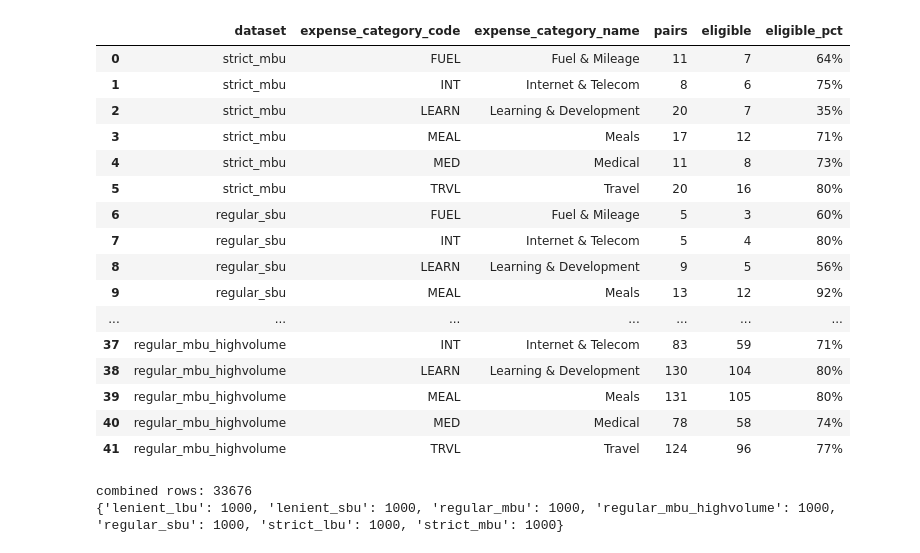
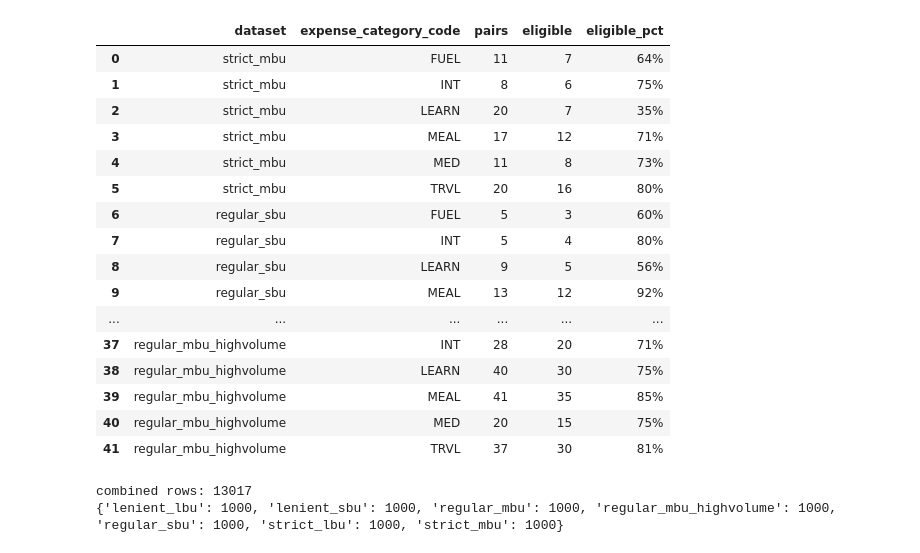
Before and after one commit to srija-greytip/green-light, a Jupyter notebook: Extract.ipynb, the cells around one changed output. Cells and saved outputs as stored; diff of their text form; code cells hidden in the pictures.

```diff
--- a/Extract.ipynb
+++ b/Extract.ipynb
@@ -97,15 +97,12 @@ NUM_COLS = [
 BOOL_COLS = ["auto_approved", "is_duplicate_flagged",
              "allow_beyond_limit", "allow_beyond_frequency"]
 
-ID_COLS = ["item_pk", "report_pk", "employee_id", "bill_currency_id"]
+ID_COLS = ["item_pk", "report_pk", "employee_id", "bill_currency_id",
+           "expense_type_id"]
 
 
 def cast_types(df: pd.DataFrame) -> pd.DataFrame:
     df = df.copy()
-
-    assert (df["employee_id"] == df["employee_id-2"]).all(), \
-        "employee ids differ"
-    df = df.drop(columns=["employee_id-2"])
 
     for c in DATE_COLS:
         df[c] = pd.to_datetime(df[c], errors="coerce")
@@ -130,6 +127,6 @@ TYPED = {name: cast_types(df) for name, df in RAW.items()}
 
 print(TYPED["regular_mbu"].dtypes.value_counts())
 TYPED["regular_mbu"][["item_id", "employee_id", "expense_category_code",
-                       "bill_amount", "item_status", "bill_date",
-                       "submission_date"]].head()
+                       "expense_type_id", "bill_amount", "item_status",
+                       "bill_date", "submission_date"]].head()
 # %% [output]
@@ -245,44 +230,42 @@ summary
 # %%
 def eligibility_by_category(name, df):
     clean = df[df.is_clean_approval]
     pairs = clean.groupby(
-        ["employee_id", "expense_category_code", "expense_type_name"],
+        ["employee_id", "expense_category_code", "expense_type_id"],
         observed=True
     ).size().reset_index(name="n_claims")
 
     out = (pairs.groupby("expense_category_code", observed=True)
                 .agg(pairs=("n_claims", "size"),
                      eligible=("n_claims", lambda s: (s >= 3).sum()))
                 .reset_index())
-    out["expense_category_name"] = out["expense_category_code"].map(CATEGORY_NAMES)
     out["eligible_pct"] = (out["eligible"] / out["pairs"]).map("{:.0%}".format)
     out.insert(0, "dataset", name)
-    return out[["dataset", "expense_category_code", "expense_category_name",
-                "pairs", "eligible", "eligible_pct"]]
+    return out[["dataset", "expense_category_code", "pairs", "eligible", "eligible_pct"]]
 
 per_category = pd.concat(
     [eligibility_by_category(name, df) for name, df in FINAL.items()],
     ignore_index=True
 )
 per_category
 # %% [output]
-|  | dataset | expense_category_code | expense_category_name | pairs | eligible | eligible_pct |
-| 0 | strict_mbu | FUEL | Fuel & Mileage | 11 | 7 | 64% |
-| 1 | strict_mbu | INT | Internet & Telecom | 8 | 6 | 75% |
-| 2 | strict_mbu | LEARN | Learning & Development | 20 | 7 | 35% |
-| 3 | strict_mbu | MEAL | Meals | 17 | 12 | 71% |
-| 4 | strict_mbu | MED | Medical | 11 | 8 | 73% |
-| 5 | strict_mbu | TRVL | Travel | 20 | 16 | 80% |
-| 6 | regular_sbu | FUEL | Fuel & Mileage | 5 | 3 | 60% |
-| 7 | regular_sbu | INT | Internet & Telecom | 5 | 4 | 80% |
-| 8 | regular_sbu | LEARN | Learning & Development | 9 | 5 | 56% |
-| 9 | regular_sbu | MEAL | Meals | 13 | 12 | 92% |
-| ... | ... | ... | ... | ... | ... | ... |
-| 37 | regular_mbu_highvolume | INT | Internet & Telecom | 83 | 59 | 71% |
-| 38 | regular_mbu_highvolume | LEARN | Learning & Development | 130 | 104 | 80% |
-| 39 | regular_mbu_highvolume | MEAL | Meals | 131 | 105 | 80% |
-| 40 | regular_mbu_highvolume | MED | Medical | 78 | 58 | 74% |
-| 41 | regular_mbu_highvolume | TRVL | Travel | 124 | 96 | 77% |
+|  | dataset | expense_category_code | pairs | eligible | eligible_pct |
+| 0 | strict_mbu | FUEL | 11 | 7 | 64% |
+| 1 | strict_mbu | INT | 8 | 6 | 75% |
+| 2 | strict_mbu | LEARN | 20 | 7 | 35% |
+| 3 | strict_mbu | MEAL | 17 | 12 | 71% |
+| 4 | strict_mbu | MED | 11 | 8 | 73% |
+| 5 | strict_mbu | TRVL | 20 | 16 | 80% |
+| 6 | regular_sbu | FUEL | 5 | 3 | 60% |
+| 7 | regular_sbu | INT | 5 | 4 | 80% |
+| 8 | regular_sbu | LEARN | 9 | 5 | 56% |
+| 9 | regular_sbu | MEAL | 13 | 12 | 92% |
+| ... | ... | ... | ... | ... | ... |
+| 37 | regular_mbu_highvolume | INT | 28 | 20 | 71% |
+| 38 | regular_mbu_highvolume | LEARN | 40 | 30 | 75% |
+| 39 | regular_mbu_highvolume | MEAL | 41 | 35 | 85% |
+| 40 | regular_mbu_highvolume | MED | 20 | 15 | 75% |
+| 41 | regular_mbu_highvolume | TRVL | 37 | 30 | 81% |
 # %%
 combined = pd.concat(
     [df.assign(dataset=name) for name, df in FINAL.items()],
@@ -292,7 +275,7 @@ combined = pd.concat(
 print("combined rows:", len(combined))
 print(combined.groupby("dataset")["employee_id"].apply(lambda s: s.min()).to_dict())
 # %% [output]
-combined rows: 33676
+combined rows: 13017
 {'lenient_lbu': 1000, 'lenient_sbu': 1000, 'regular_mbu': 1000, 'regular_mbu_highvolume': 1000, 'regular_sbu': 1000, 'strict_lbu': 1000, 'strict_mbu': 1000}
 # %%
 from ydata_profiling import ProfileReport
```
Also changed, not shown: parts of 7 cells of this notebook, 16 other files.
